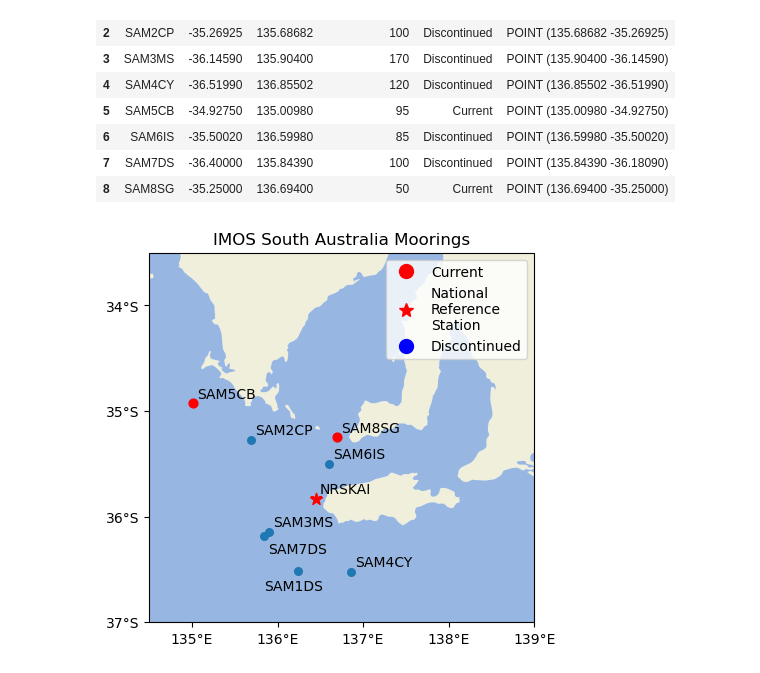
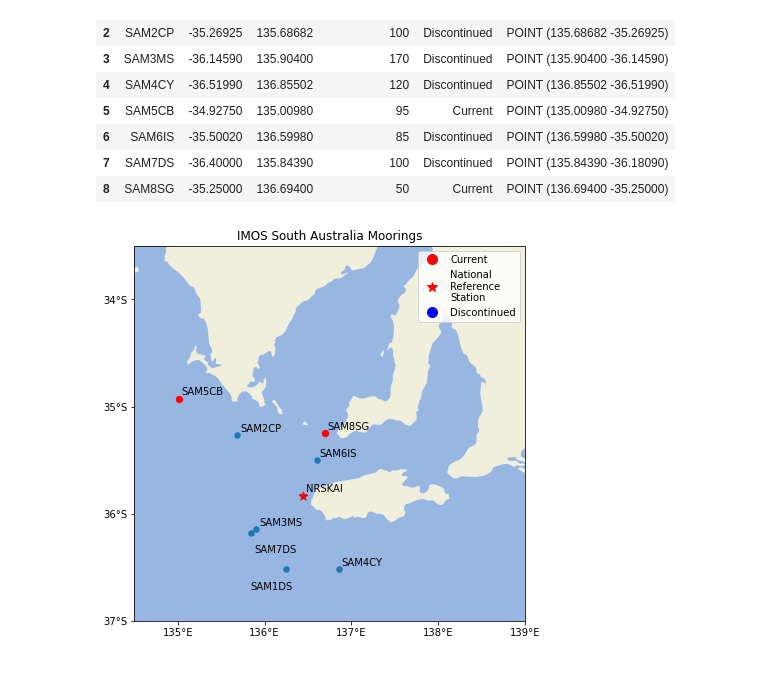
Before and after one commit to oceanhackweek/ohw23_proj_SAupwelling, a Jupyter notebook: Notebooks/map_SAmooring.ipynb, the cells around one changed output. Cells and saved outputs as stored; diff of their text form; code cells hidden in the pictures.

Commit message:
change size of map figure

```diff
--- a/Notebooks/map_SAmooring.ipynb
+++ b/Notebooks/map_SAmooring.ipynb
@@ -69,7 +103,7 @@ gdf_lab
 | 8 | SAM8SG | -35.25000 | 136.69400 | 50 | Current | POINT (136.69400 -35.25000) |
 # %%
 # Initialise the figure
-fig = plt.figure()
+fig = plt.figure(figsize=(7, 7))
 ax = plt.axes(projection = ccrs.PlateCarree())
 ax.set_xlim(134.5, 139)
 ax.set_ylim(-37, -33.5)
@@ -90,32 +124,32 @@ discontinued = gdf[(gdf.site != 'SAM5CB') & (gdf.site != 'SAM8SG') & (gdf.site !
 
 red_dot= mlines.Line2D([], [], color='red', marker='o', linestyle='None',
                           markersize=10, label='Current')
 red_star = mlines.Line2D([], [], color='red', marker='*', linestyle='None',
                           markersize=10, label='National\nReference\nStation')
 blue_dot = mlines.Line2D([], [], color='blue', marker='o', linestyle='None',
                           markersize=10, label='Discontinued')
 ax.legend(handles=[red_dot, red_star, blue_dot])
 
 # add the lat/long tick marks on axes
 # gca is get current axis to manaually set the tick values
 plt.gca().set_yticks([-37, -36, -35, -34], crs=ccrs.PlateCarree()) #gca = get current axis
 plt.gca().set_xticks([135, 136, 137, 138, 139], crs=ccrs.PlateCarree())
 
 # formatter to have degrees N/S for lat/long
 lon_formatter = LongitudeFormatter(zero_direction_label=True)
 lat_formatter = LatitudeFormatter()
 ax.xaxis.set_major_formatter(lon_formatter)
 ax.yaxis.set_major_formatter(lat_formatter)
 
 # Set plot title and labels
 plt.title('IMOS South Australia Moorings')
 #plt.xlabel('Longitude')
 #plt.ylabel('Latitude')
 
 # label sites with adjusted lat long
 for x, y, label in zip(gdf.long, gdf.lat, gdf.site):
     ax.annotate(label, xy=(x, y), xytext=(3, 4), textcoords="offset points")
 
-#plt.gcf().savefig("../Figures/map_SAmooring.png") # save figure
+plt.gcf().savefig("../Figures/map_SAmooring.png") # save figure
 # %% [output]
-[figure, old version]
+[figure, new version]
```
Also changed, not shown: parts of 6 cells of this notebook, 1 other file.
